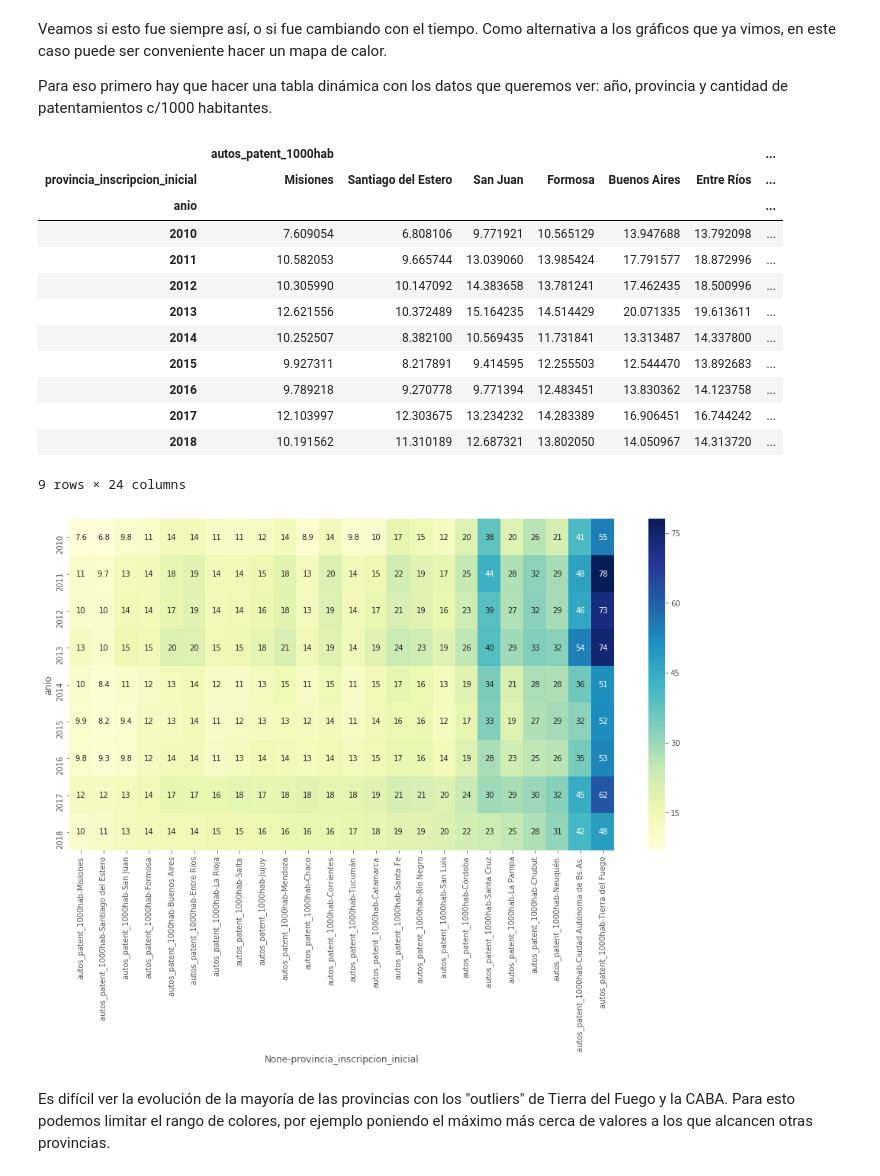
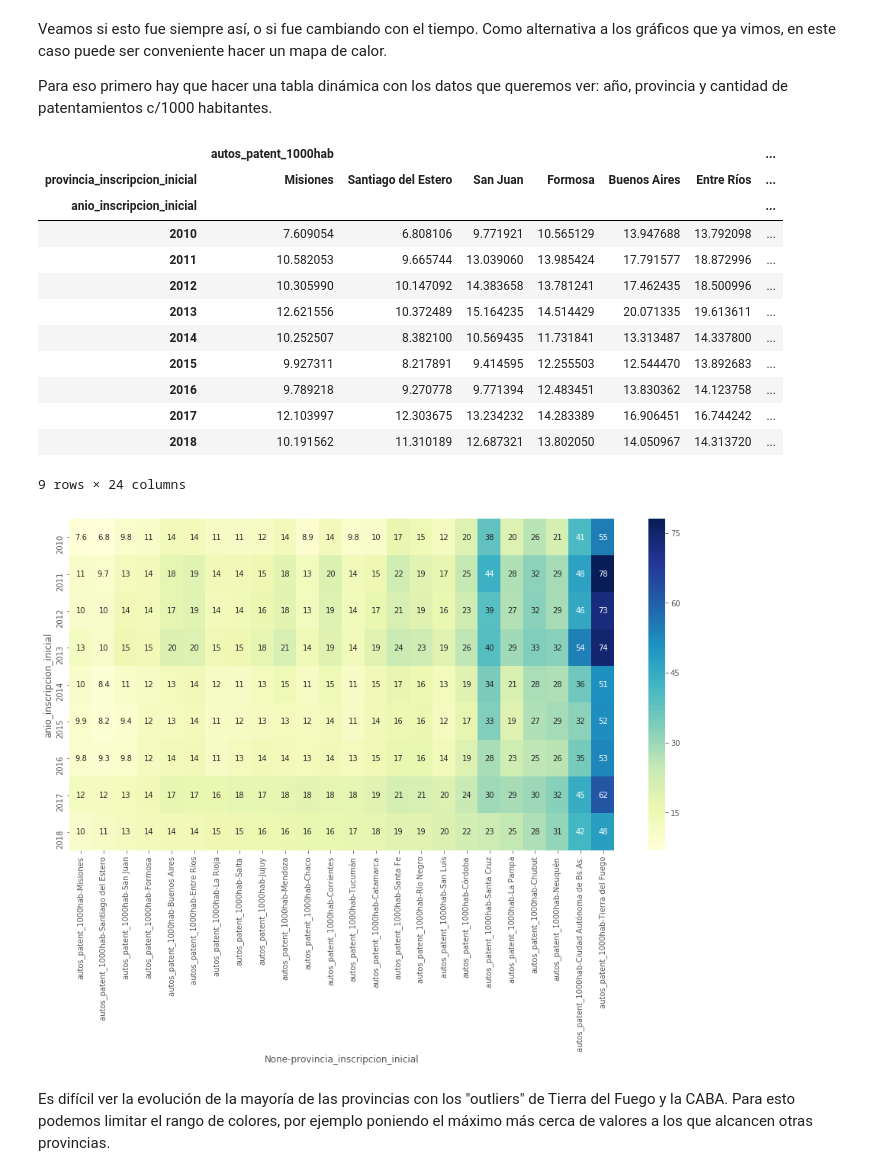
Before and after one commit to abenassi/analisis-datos-python, a Jupyter notebook: exploracion-general.ipynb, the cells around one changed output. Drawn from its saved outputs; the diff is of its cells as text; code cells hidden in the pictures.

```diff
--- a/exploracion-general.ipynb
+++ b/exploracion-general.ipynb
@@ -550,5 +619,5 @@ autos_poblacion["autos_patent_1000hab"] = autos_poblacion.cantidad_inscripciones
 # %%
-autos_poblacion[autos_poblacion.anio == 2018].set_index("provincia_inscripcion_inicial")["autos_patent_1000hab"].sort_values().plot("barh")
+autos_poblacion[autos_poblacion.anio_inscripcion_inicial == 2018].set_index("provincia_inscripcion_inicial")["autos_patent_1000hab"].sort_values().plot("barh")
 # %% [output]
 <matplotlib.axes._subplots.AxesSubplot at 0x...>
 [figure]
@@ -560,14 +629,14 @@ Veamos si esto fue siempre así, o si fue cambiando con el tiempo. Como alternat
 Para eso primero hay que hacer una tabla dinámica con los datos que queremos ver: año, provincia y cantidad de patentamientos c/1000 habitantes.
 # %%
 evolucion_patent_prov = autos_poblacion[
-    ["anio", "provincia_inscripcion_inicial", "autos_patent_1000hab"]
-].pivot_table(index="anio", columns="provincia_inscripcion_inicial").sort_values(2018, axis=1)
+    ["anio_inscripcion_inicial", "provincia_inscripcion_inicial", "autos_patent_1000hab"]
+].pivot_table(index="anio_inscripcion_inicial", columns="provincia_inscripcion_inicial").sort_values(2018, axis=1)
 
 evolucion_patent_prov
 # %% [output]
 |  | autos_patent_1000hab |  |  |  |  |  | ... |
 | provincia_inscripcion_inicial | Misiones | Santiago del Estero | San Juan | Formosa | Buenos Aires | Entre Ríos | ... |
-| anio |  |  |  |  |  |  | ... |
+| anio_inscripcion_inicial |  |  |  |  |  |  | ... |
 | 2010 | 7.609054 | 6.808106 | 9.771921 | 10.565129 | 13.947688 | 13.792098 | ... |
 | 2011 | 10.582053 | 9.665744 | 13.039060 | 13.985424 | 17.791577 | 18.872996 | ... |
 | 2012 | 10.305990 | 10.147092 | 14.383658 | 13.781241 | 17.462435 | 18.500996 | ... |
@@ -582,7 +651,7 @@ evolucion_patent_prov
 plt.figure(figsize = (16,8))
 ax = sns.heatmap(evolucion_patent_prov, annot=True, cmap="YlGnBu")
 # %% [output]
-[figure, old version]
+[figure, new version]
 # %% [markdown]
 Es difícil ver la evolución de la mayoría de las provincias con los "outliers" de Tierra del Fuego y la CABA. Para esto podemos limitar el rango de colores, por ejemplo poniendo el máximo más cerca de valores a los que alcancen otras provincias.
 # %%
```
Also changed, not shown: parts of 21 cells of this notebook.
